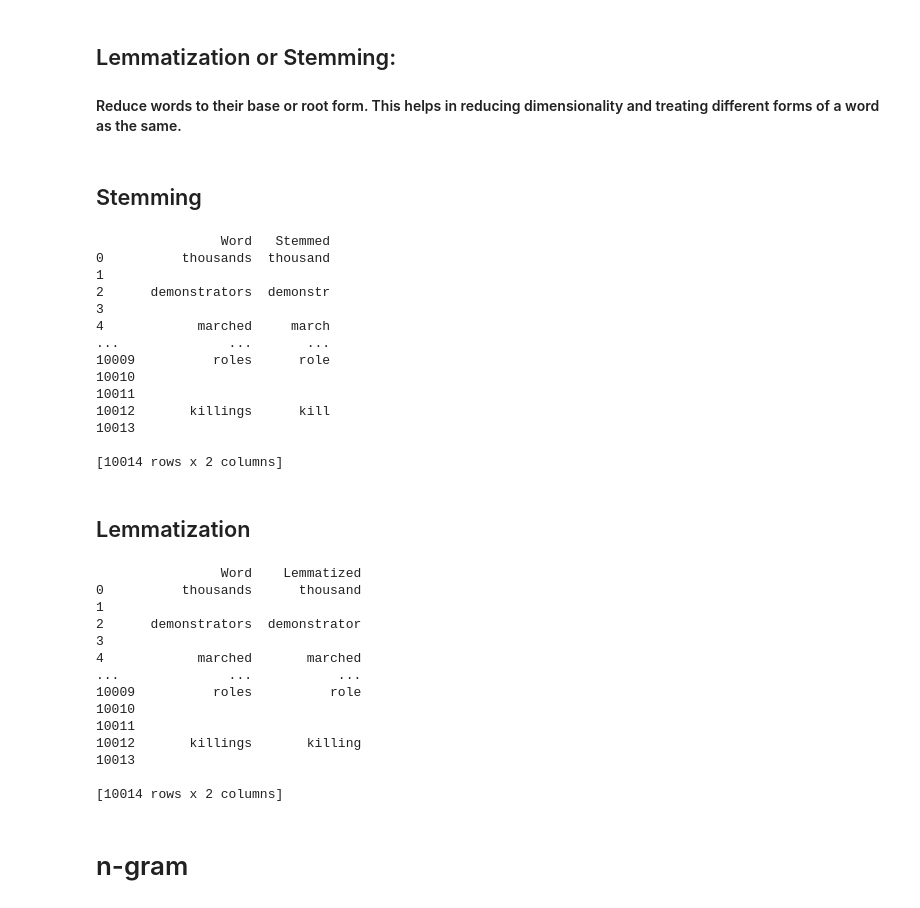
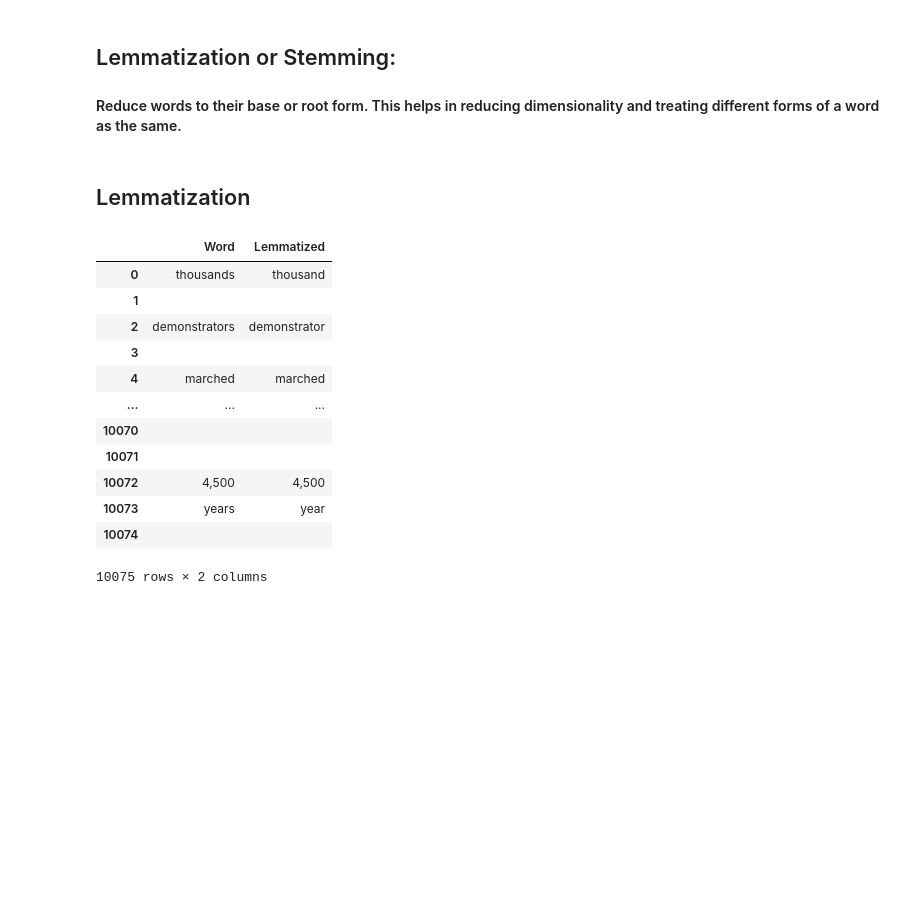
Before and after one commit to hendsaeedd/NER, a Jupyter notebook: NER.ipynb, the cells around one changed output. Drawn from its saved outputs; the diff is of its cells as text; code cells hidden in the pictures; blank space fills up the shorter version.

```diff
--- a/NER.ipynb
+++ b/NER.ipynb
@@ -170,6 +160,10 @@ dataset = dataset[dataset['Word'] != '']
 # %% [markdown]
 ## Removing Stopwords:
 #### Remove common stopwords as they usually do not carry much information for NER tasks.
+# %%
+stop_words = set(stopwords.words('english'))
+#punctuation = set(string.punctuation)
+punctuation = set('!"#$%&\'()*+,-./:;<=>?@[\\]^_`{|}~')
 # %%
 #remove stopwords and replace with an empty string
 def remove_stopwords(word):
@@ -218,56 +217,30 @@ Name: Word, Length: 5801, dtype: object
 # %% [markdown]
 ## Lemmatization or Stemming:
 #### Reduce words to their base or root form. This helps in reducing dimensionality and treating different forms of a word as the same.
-# %% [markdown]
-## Stemming
-# %%
-def stem_word(word):
-    if word is not None:
-        stemmer = PorterStemmer()
-        return stemmer.stem(word)
-
-dataset['Stemmed'] = dataset['Word'].apply(stem_word)
-
-print(dataset[['Word','Stemmed']])
-# %% [output]
-                Word   Stemmed
-0          thousands  thousand
-1
-2      demonstrators  demonstr
-3
-4            marched     march
-...              ...       ...
-10009          roles      role
-10010
-10011
-10012       killings      kill
-10013
-
-[10014 rows x 2 columns]
 # %% [markdown]
 ## Lemmatization
 # %%
 def lemmatize_word(word):
     if word is not None:
         lemmatizer = WordNetLemmatizer()
         return lemmatizer.lemmatize(word)
 
 dataset['Lemmatized'] = dataset['Word'].apply(lemmatize_word)
-print(dataset[['Word','Lemmatized']])
+dataset[['Word','Lemmatized']]
+# dataset = dataset[dataset['Word'] != '']
+# clean_dataset = dataset['Lemmatized'].tolist()
+# print(clean_dataset)
 # %% [output]
+|  | Word | Lemmatized |
+| 0 | thousands | thousand |
+| 1 |  |  |
+| 2 | demonstrators | demonstrator |
+| 3 |  |  |
+| 4 | marched | marched |
+| ... | ... | ... |
+| 10070 |  |  |
+| 10071 |  |  |
+| 10072 | 4,500 | 4,500 |
+| 10073 | years | year |
+| 10074 |  |  |
-                Word    Lemmatized
-0          thousands      thousand
-1
-2      demonstrators  demonstrator
-3
-4            marched       marched
-...              ...           ...
-10009          roles          role
-10010
-10011
-10012       killings       killing
-10013
-
-[10014 rows x 2 columns]
+10075 rows × 2 columns
-# %% [markdown]
-# n-gram
```
Also changed, not shown: parts of 48 cells of this notebook.
